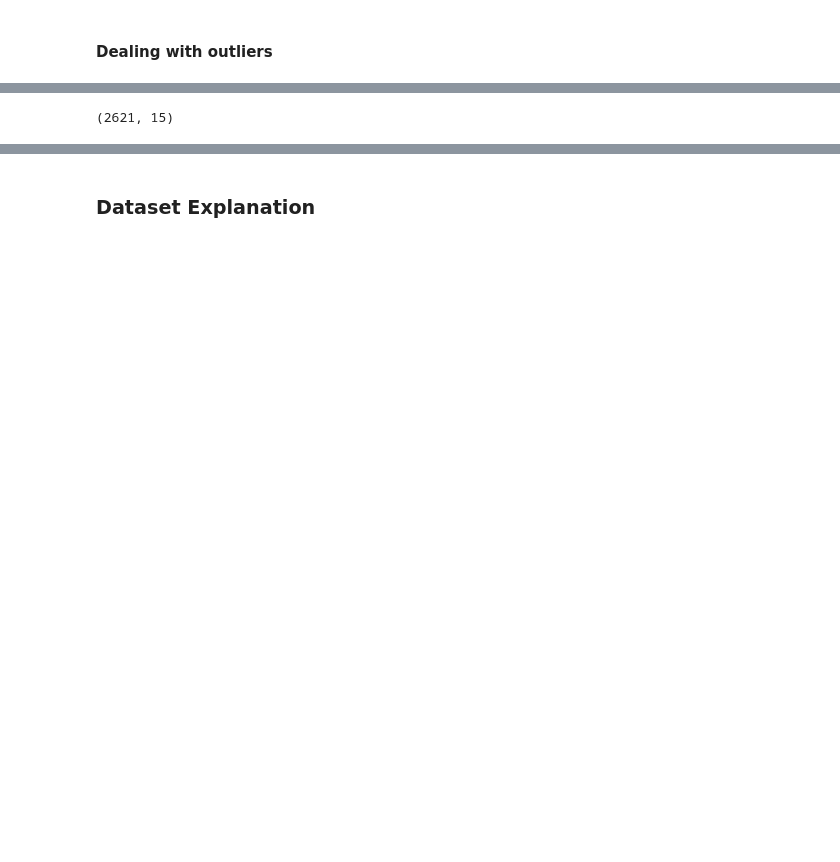
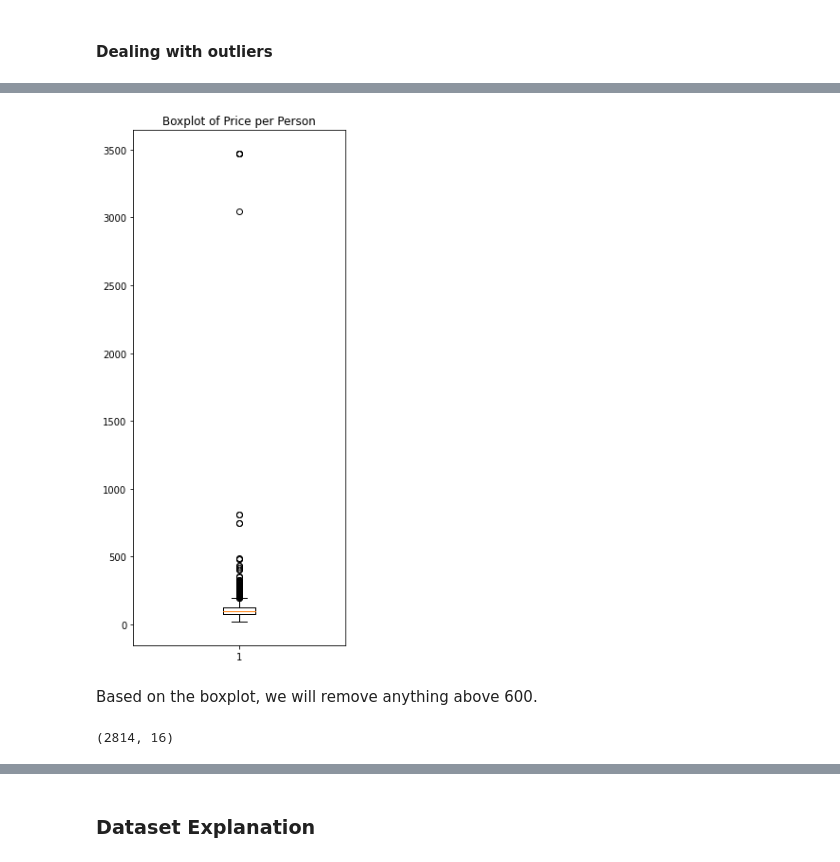
Before and after one commit to Michxz312/Data-Analysis-Project, a Jupyter notebook: Price of Barcelona Airbnb.ipynb, the cells around one changed output, grey strips where cells are left out. Saved outputs shown, nothing was run; the diff lists cells and outputs as text; code cells hidden in the pictures; blank space fills up the shorter version.

```diff
--- a/Price of Barcelona Airbnb.ipynb
+++ b/Price of Barcelona Airbnb.ipynb
@@ -84,6 +99,16 @@ df.describe()
+# %%
+# Visualize outliers for price per bedroom
+plt.figure(figsize=(4, 10))
+plt.boxplot(df['price_per_person'])
+plt.title('Boxplot of Price per Person')
+plt.show()
+# %% [output]
+[figure, added]
+# %% [markdown]
+Based on the boxplot, we will remove anything above 600.
 # %%
-row = df.loc[df['realSum'] >= 600].index
+row = df.loc[df['price_per_person'] >= 400].index
 df = df.drop(row)
 print(df.shape)
 # %% [output]
-(2621, 15)
+(2814, 16)
```
Also changed, not shown: parts of 17 cells of this notebook.
